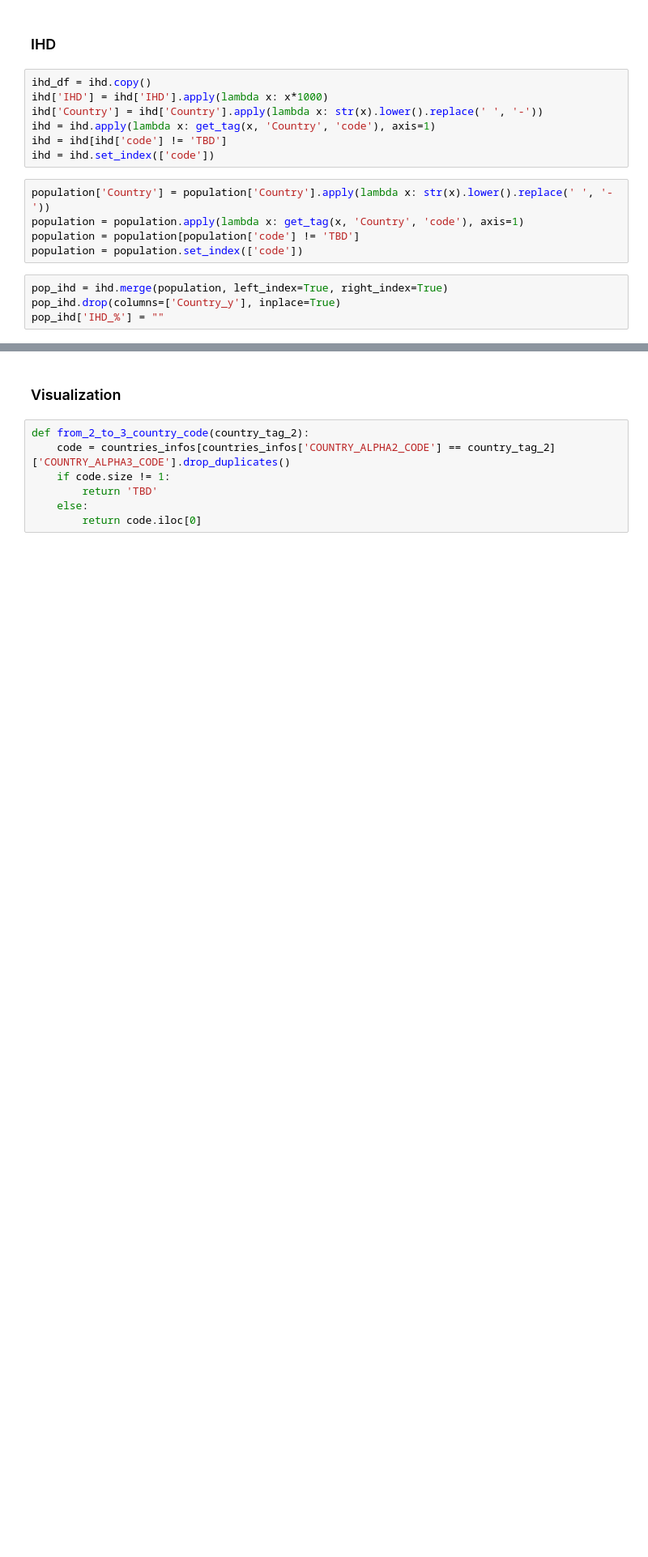
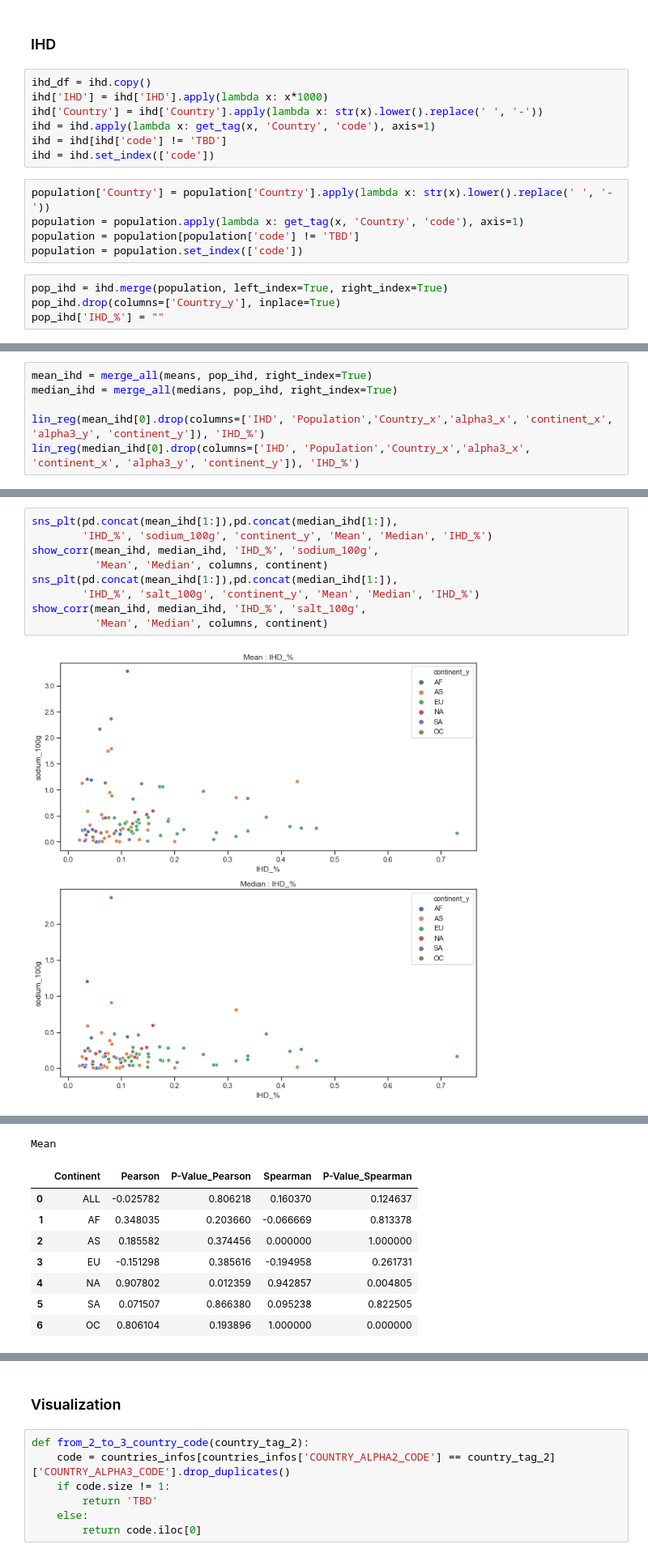
Before and after one commit to baraschi/AppliedDataAnalysis_Project, a Jupyter notebook: FoodProject.ipynb, the cells around one changed output, grey strips where cells are left out. Shown at 81% size. Cells and saved outputs as stored; diff of their text form; blank space fills up the shorter version.

```diff
--- a/FoodProject.ipynb
+++ b/FoodProject.ipynb
@@ -1007,0 +1028,6 @@ pop_ihd.head()
+# %%
+mean_ihd = merge_all(means, pop_ihd, right_index=True)
+median_ihd = merge_all(medians, pop_ihd, right_index=True)
+
+lin_reg(mean_ihd[0].drop(columns=['IHD', 'Population','Country_x','alpha3_x', 'continent_x', 'alpha3_y', 'continent_y']), 'IHD_%')
+lin_reg(median_ihd[0].drop(columns=['IHD', 'Population','Country_x','alpha3_x', 'continent_x', 'alpha3_y', 'continent_y']), 'IHD_%')
@@ -1007,0 +1059,11 @@ pop_ihd.head()
+# %%
+sns_plt(pd.concat(mean_ihd[1:]),pd.concat(median_ihd[1:]),
+        'IHD_%', 'sodium_100g', 'continent_y', 'Mean', 'Median', 'IHD_%')
+show_corr(mean_ihd, median_ihd, 'IHD_%', 'sodium_100g',
+          'Mean', 'Median', columns, continent)
+sns_plt(pd.concat(mean_ihd[1:]),pd.concat(median_ihd[1:]),
+        'IHD_%', 'salt_100g', 'continent_y', 'Mean', 'Median', 'IHD_%')
+show_corr(mean_ihd, median_ihd, 'IHD_%', 'salt_100g',
+          'Mean', 'Median', columns, continent)
+# %% [output]
+[figure, added]
@@ -1007,0 +1071,9 @@ pop_ihd.head()
+Mean
+|  | Continent | Pearson | P-Value_Pearson | Spearman | P-Value_Spearman |
+| 0 | ALL | -0.025782 | 0.806218 | 0.160370 | 0.124637 |
+| 1 | AF | 0.348035 | 0.203660 | -0.066669 | 0.813378 |
+| 2 | AS | 0.185582 | 0.374456 | 0.000000 | 1.000000 |
+| 3 | EU | -0.151298 | 0.385616 | -0.194958 | 0.261731 |
+| 4 | NA | 0.907802 | 0.012359 | 0.942857 | 0.004805 |
+| 5 | SA | 0.071507 | 0.866380 | 0.095238 | 0.822505 |
+| 6 | OC | 0.806104 | 0.193896 | 1.000000 | 0.000000 |
```
Also changed, not shown: parts of 40 cells of this notebook.
